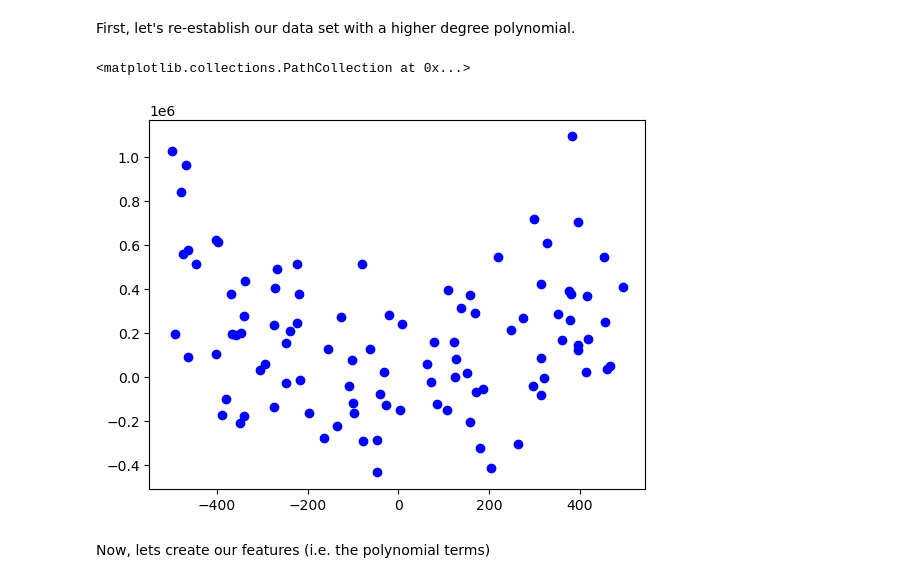
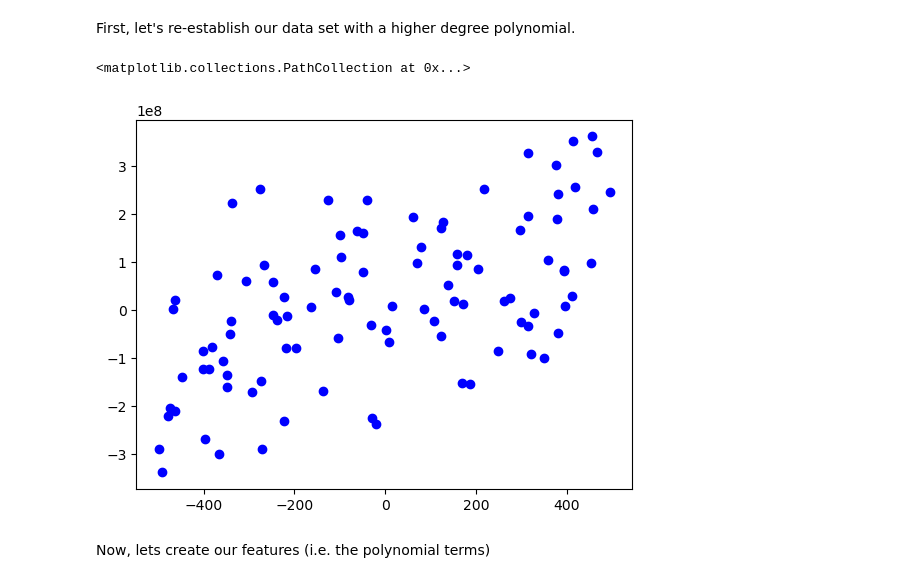
Before and after one commit to UserZetsu/dl-for-bioscience, a Jupyter notebook: Homework_ML_Basics.ipynb, the cells around one changed output. Saved outputs shown, nothing was run; the diff lists cells and outputs as text; code cells hidden in the pictures.

```diff
--- a/Homework_ML_Basics.ipynb
+++ b/Homework_ML_Basics.ipynb
@@ -358,29 +361,29 @@ test_loss = loss(q3_predict, y_test)
 First, let's re-establish our data set with a higher degree polynomial.
 # %%
 # Let's pick the polynomial degree
-degree = 2 # Choose a number that suites you (Warning: code may become unstable with too high of a polynomial though)
+degree = 3 # Choose a number that suites you (Warning: code may become unstable with too high of a polynomial though)
 num_weights = degree + 1 # Include w_0 (i.e the bias term)
 
 # Creating a random model
 true_weights = initialize_model(num_weights=num_weights) # We are using the intialize_model func to generate a random polynomial
 
 # Generate a set of 100 (X,Y) coordinates that share the polynomial relationship
 num_data_points = 100
 upper_limit = 500
 lower_limit = -500
 x = np.random.randint(lower_limit, upper_limit, size=num_data_points)
 y = np.sum(np.array([true_weights[i] * x**(degree - i) for i in range(len(true_weights))]), axis=0)
 
 # Add noise to our y-vector
 mu, sigma = 0, upper_limit**degree # We will make the noise commensurate with the polynomial degree
 noise_vector = np.random.normal(mu, sigma, num_data_points)
 y_measured = y + noise_vector
 
 # Plot the (X,Y) points as a line plot using matplotlib
 plt.scatter(x, y_measured, color='blue', marker='o')
 # %% [output]
 <matplotlib.collections.PathCollection at 0x...>
-[figure, old version]
+[figure, new version]
 # %% [markdown]
 Now, lets create our features (i.e. the polynomial terms)
 # %%
```
Also changed, not shown: parts of 24 cells of this notebook.
